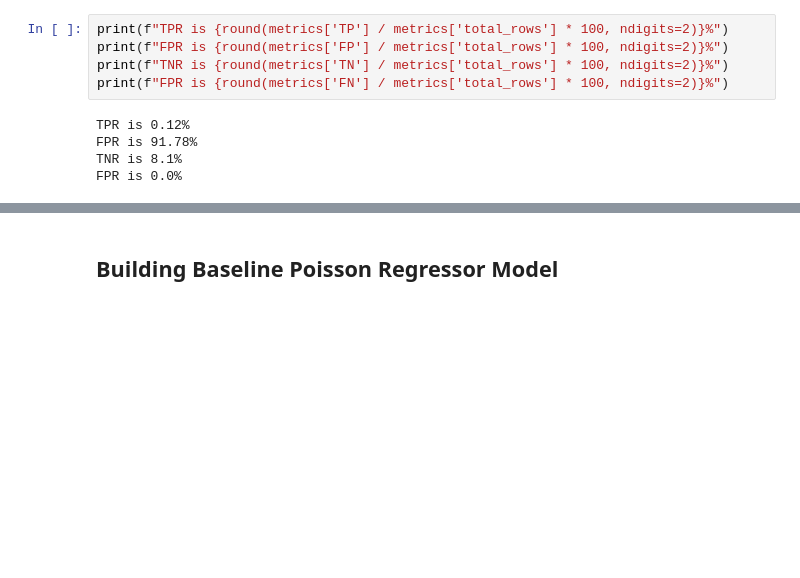
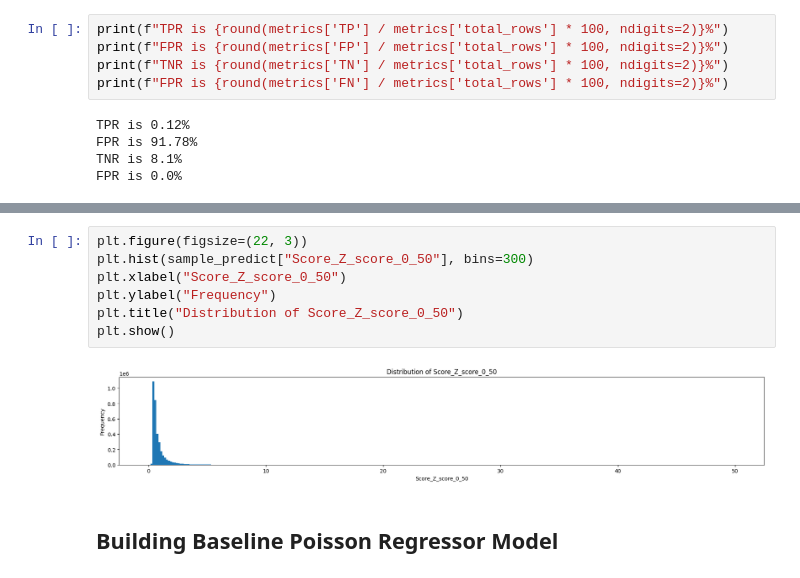
Before and after one commit to LaGenace/OptiFlyAi, a Jupyter notebook: Notebooks/AD_clean_notebook.ipynb, the cells around one changed output, grey strips where cells are left out. Drawn from its saved outputs; the diff is of its cells as text; blank space fills up the shorter version.

```diff
--- a/Notebooks/AD_clean_notebook.ipynb
+++ b/Notebooks/AD_clean_notebook.ipynb
@@ -394,3 +424,12 @@ FPR is 0.0%
+# %%
+plt.figure(figsize=(22, 3))
+plt.hist(sample_predict["Score_Z_score_0_50"], bins=300)
+plt.xlabel("Score_Z_score_0_50")
+plt.ylabel("Frequency")
+plt.title("Distribution of Score_Z_score_0_50")
+plt.show()
+# %% [output]
+[figure, added]
 # %% [markdown]
 ## Building Baseline Poisson Regressor Model
 # %%
```
Also changed, not shown: parts of 14 cells of this notebook.
